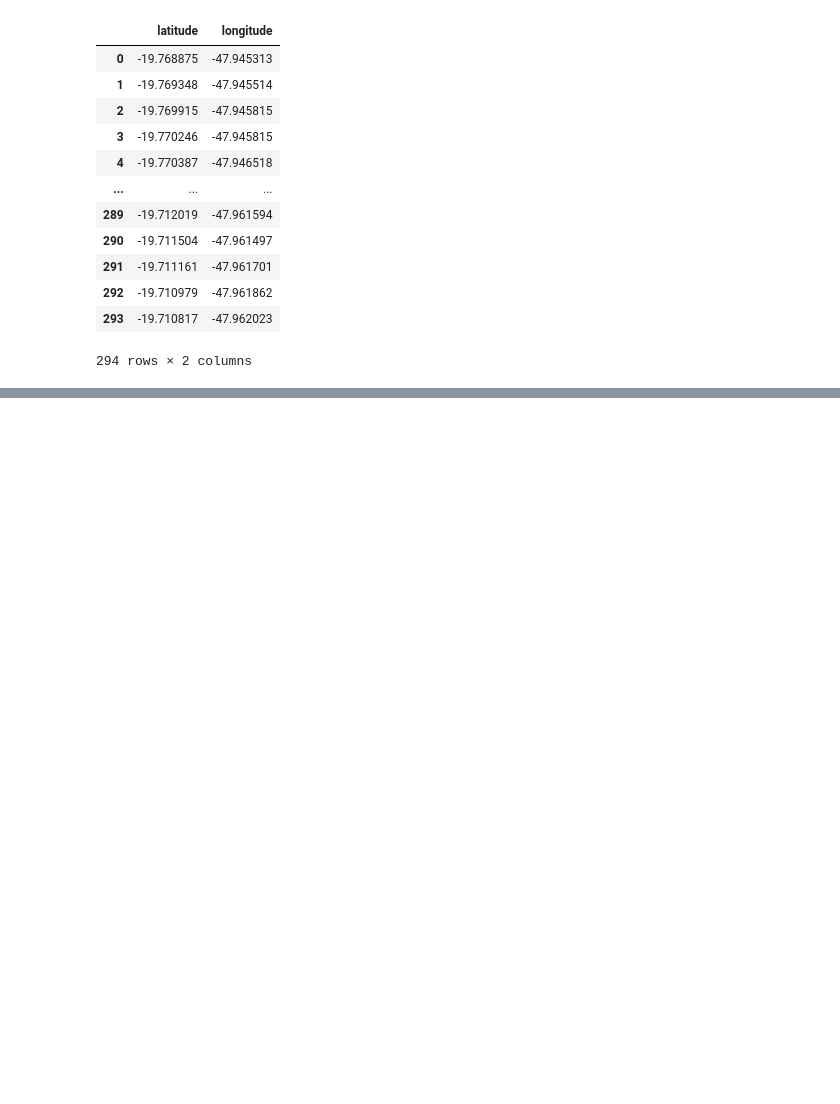
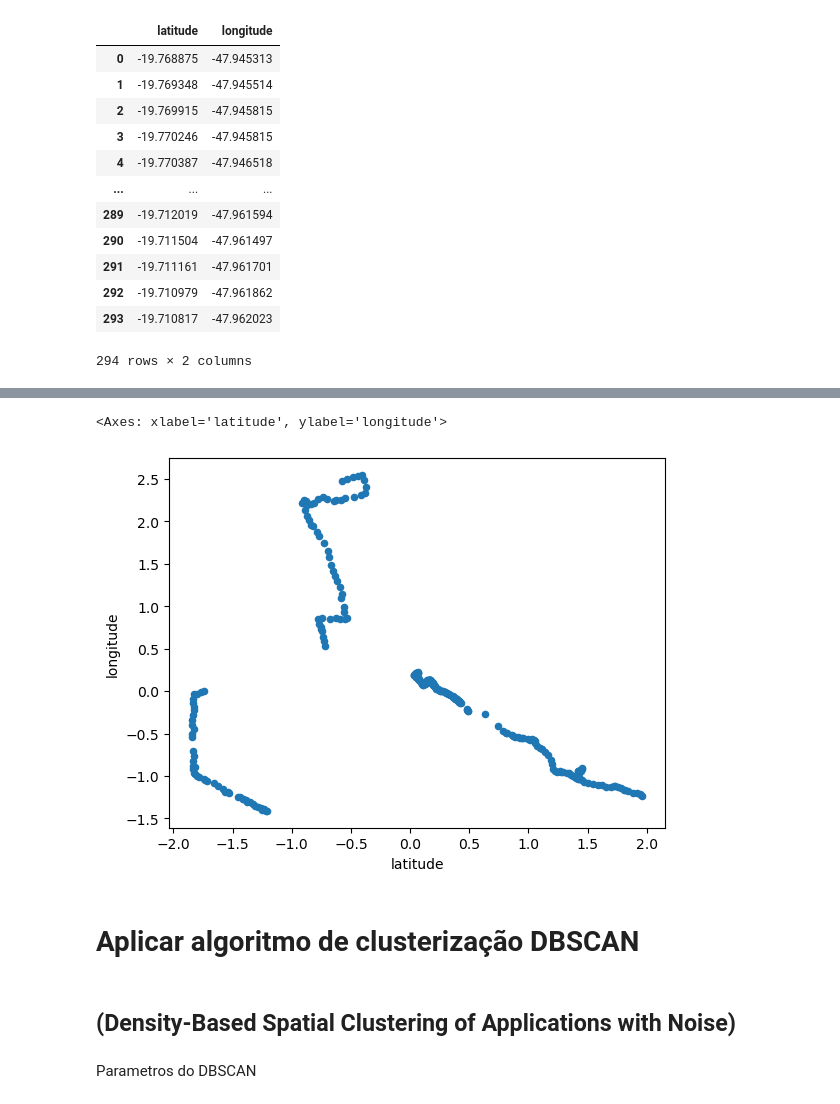
Before and after one commit to Miguelmdcc/IC_RPI_2, a Jupyter notebook: code/main.ipynb, the cells around one changed output, grey strips where cells are left out. Drawn from its saved outputs; the diff is of its cells as text; code cells hidden in the pictures; blank space fills up the shorter version.

```diff
--- a/code/main.ipynb
+++ b/code/main.ipynb
@@ -98,0 +41,5 @@ plt.show()
+# %%
+scaler = StandardScaler()
+rotas_p = scaler.fit_transform(rotas)
+rotas_p = pd.DataFrame(rotas_p,columns=['latitude','longitude'])
+rotas_p
@@ -98,0 +60,11 @@ plt.show()
+# %%
+rotas_p.plot(x='latitude', y='longitude', kind='scatter')
+# %% [output]
+<Axes: xlabel='latitude', ylabel='longitude'>
+[figure, added]
+# %% [markdown]
+# Aplicar algoritmo de clusterização DBSCAN
+# %% [markdown]
+## (Density-Based Spatial Clustering of Applications with Noise)
+# %% [markdown]
+Parametros do DBSCAN
```
Also changed, not shown: parts of 8 cells of this notebook.
